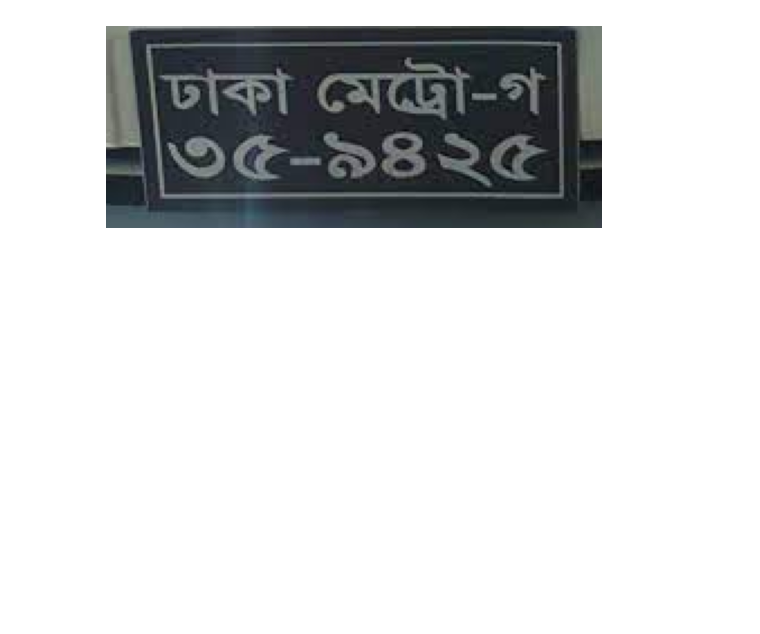
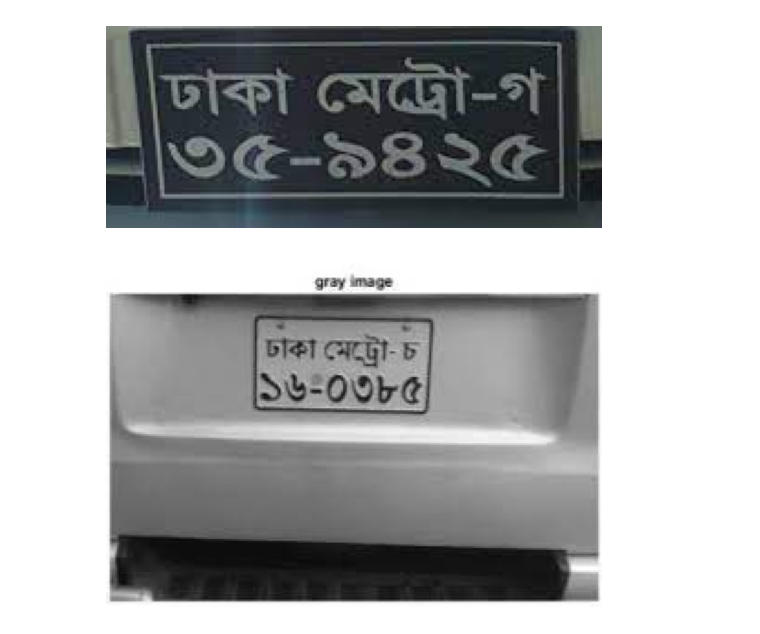
Before and after one commit to HasnainKabir-repos/License-Plate-Recognition, a Jupyter notebook: main.ipynb, the cells around one changed output. Cells and saved outputs as stored; diff of their text form; code cells hidden in the pictures; blank space fills up the shorter version.

```diff
--- a/main.ipynb
+++ b/main.ipynb
@@ -47,3 +47,7 @@ utils.detect_and_extract_lp_text('images/images.jpg')
 ('ঢাকা মেট্রো-গ', '-৯৪২৫')
 ('ঢাকা মেট্রো-গ', '-৯৪২৫')
 [figure]
+# %%
+utils.show_image('images/images (1).jpg')
+# %% [output]
+[figure, added]
```
Also changed, not shown: parts of 9 cells of this notebook, 1 other file.
